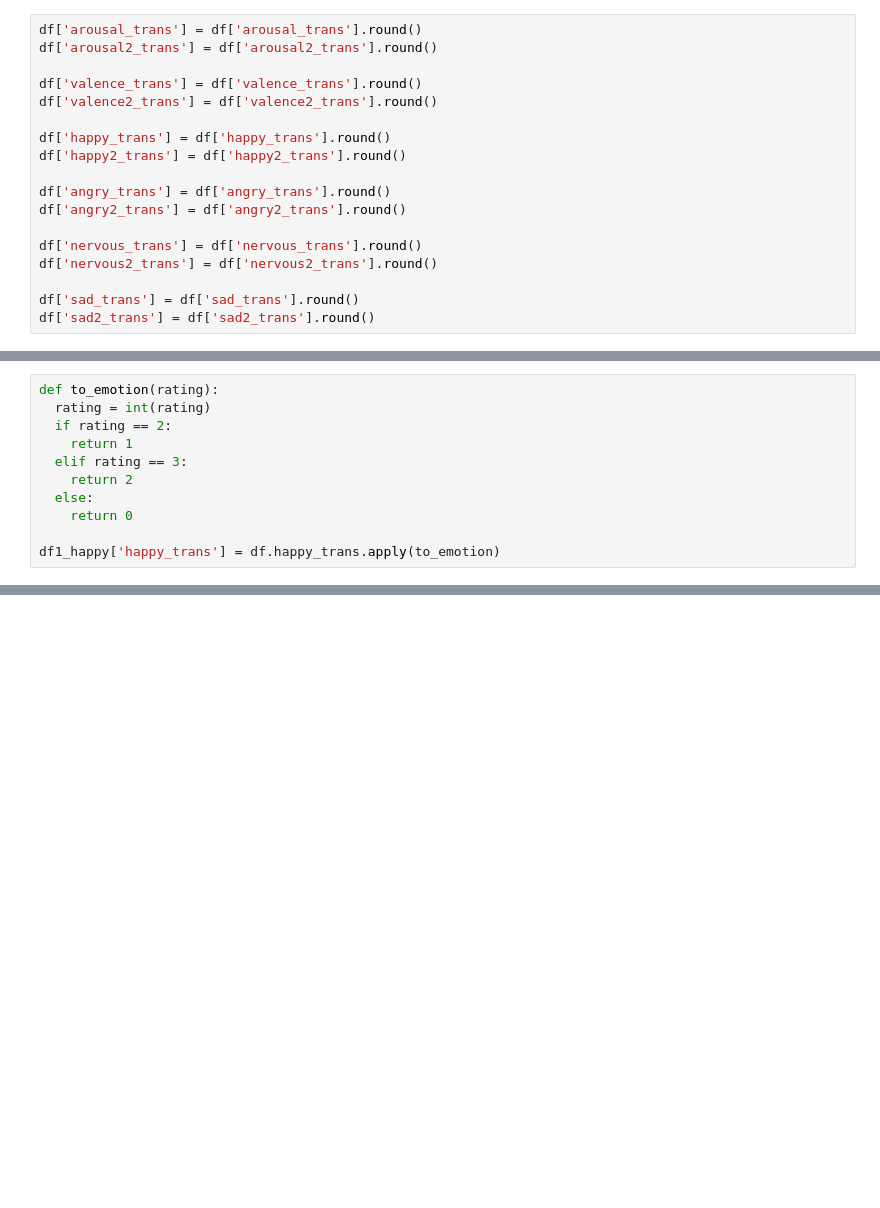
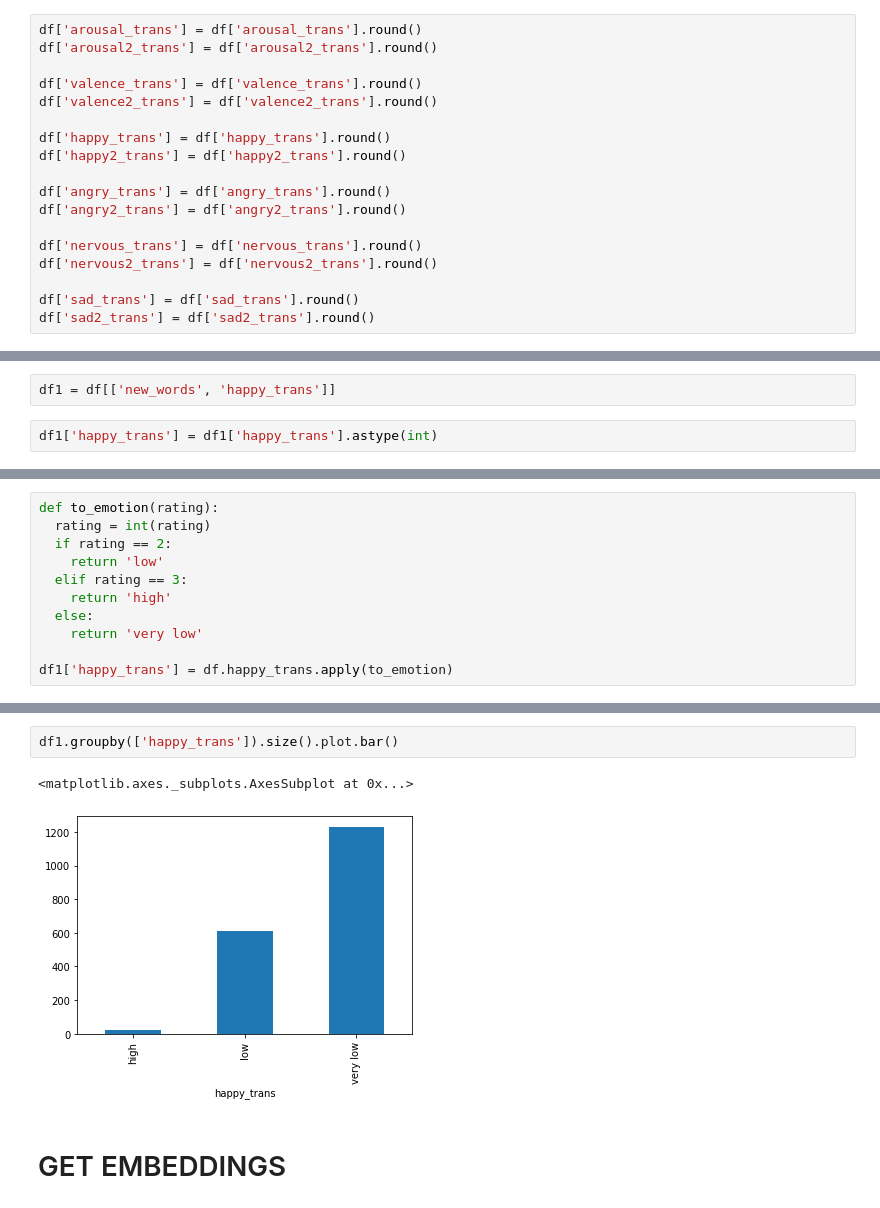
Before and after one commit to saber258/EEG_Text_alignment, a Jupyter notebook: notebooks/Happy.ipynb, the cells around one changed output, grey strips where cells are left out. Cells and saved outputs as stored; diff of their text form; blank space fills up the shorter version.

Commit message:
new emotions

```diff
--- a/notebooks/Happy.ipynb
+++ b/notebooks/Happy.ipynb
@@ -188,11 +54,0 @@ array([2, 1, 3])
-# %%
-def to_emotion(rating):
-  rating = int(rating)
-  if rating == 2:
-    return 1
-  elif rating == 3:
-    return 2
-  else:
-    return 0
-
-df1_happy['happy_trans'] = df.happy_trans.apply(to_emotion)
@@ -536,0 +55,4 @@ df2_happy = df[['new_words', 'happy2_trans']]
+# %%
+df1 = df[['new_words', 'happy_trans']]
+# %%
+df1['happy_trans'] = df1['happy_trans'].astype(int)
@@ -536,0 +65,11 @@ df2_happy = df[['new_words', 'happy2_trans']]
+# %%
+def to_emotion(rating):
+  rating = int(rating)
+  if rating == 2:
+    return 'low'
+  elif rating == 3:
+    return 'high'
+  else:
+    return 'very low'
+
+df1['happy_trans'] = df.happy_trans.apply(to_emotion)
@@ -536,0 +109,7 @@ df2_happy = df[['new_words', 'happy2_trans']]
+# %%
+df1.groupby(['happy_trans']).size().plot.bar()
+# %% [output]
+<matplotlib.axes._subplots.AxesSubplot at 0x...>
+[figure, added]
+# %% [markdown]
+# GET EMBEDDINGS
```
Also changed, not shown: parts of 81 cells of this notebook, 3 other files.
